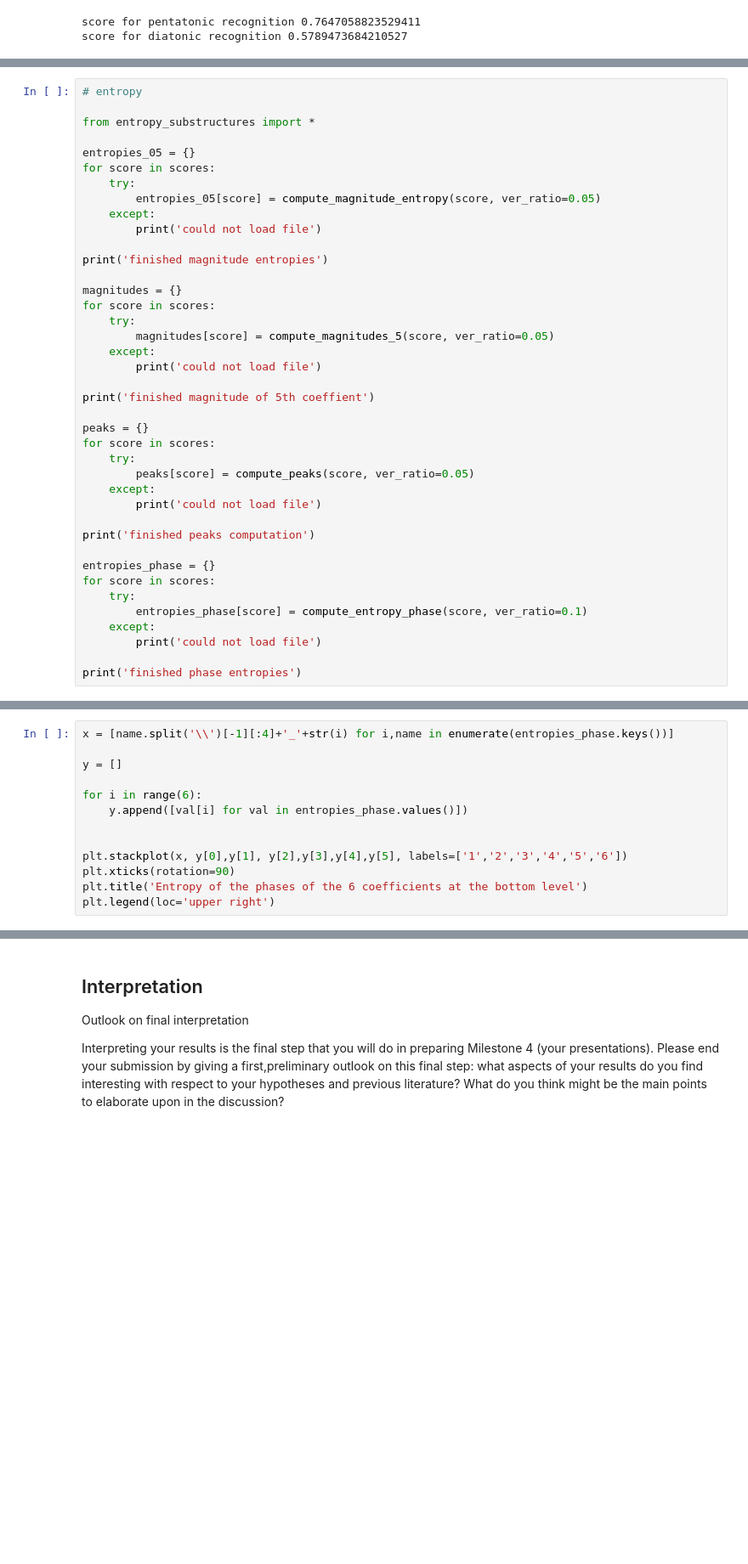
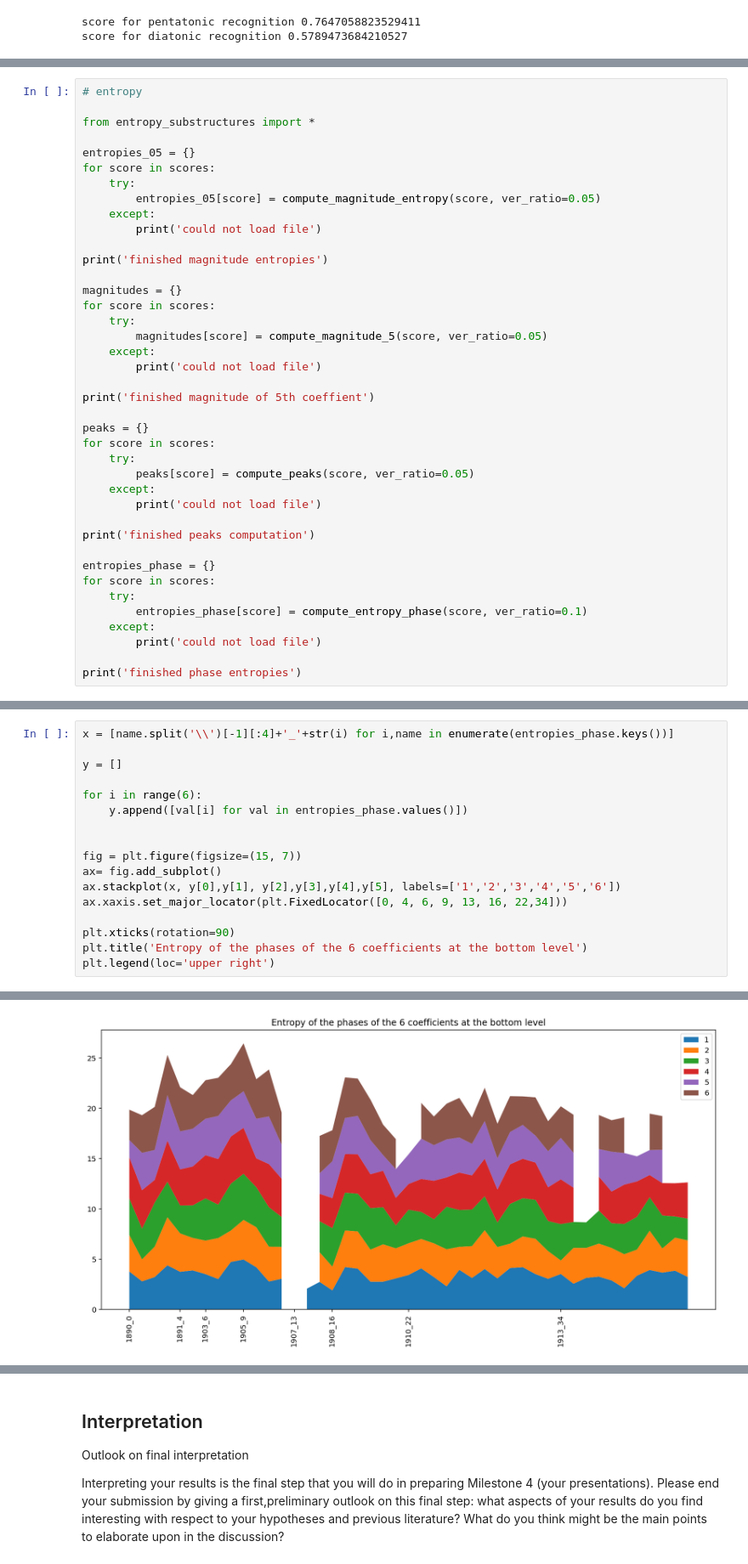
Before and after one commit to ludovicaschaerf/Group-5-Debussy-Pitch-Scapes, a Jupyter notebook: milestone3.ipynb, the cells around one changed output, grey strips where cells are left out. Shown at 85% size. Cells and saved outputs as stored; diff of their text form; blank space fills up the shorter version.

```diff
--- a/milestone3.ipynb
+++ b/milestone3.ipynb
@@ -156,7 +171,7 @@ print('finished magnitude entropies')
 magnitudes = {}
 for score in scores:
     try:
-        magnitudes[score] = compute_magnitudes_5(score, ver_ratio=0.05)
+        magnitudes[score] = compute_magnitude_5(score, ver_ratio=0.05)
     except:
         print('could not load file')
 
@@ -201,7 +235,12 @@ for i in range(6):
     y.append([val[i] for val in entropies_phase.values()])
 
 
-plt.stackplot(x, y[0],y[1], y[2],y[3],y[4],y[5], labels=['1','2','3','4','5','6'])
+fig = plt.figure(figsize=(15, 7))
+ax= fig.add_subplot()
+ax.stackplot(x, y[0],y[1], y[2],y[3],y[4],y[5], labels=['1','2','3','4','5','6'])
+ax.xaxis.set_major_locator(plt.FixedLocator([0, 4, 6, 9, 13, 16, 22,34]))
+
 plt.xticks(rotation=90)
 plt.title('Entropy of the phases of the 6 coefficients at the bottom level')
 plt.legend(loc='upper right')
+# %% [output]
@@ -207,0 +248 @@ plt.legend(loc='upper right')
+[figure, added]
```
Also changed, not shown: parts of 8 cells of this notebook.
